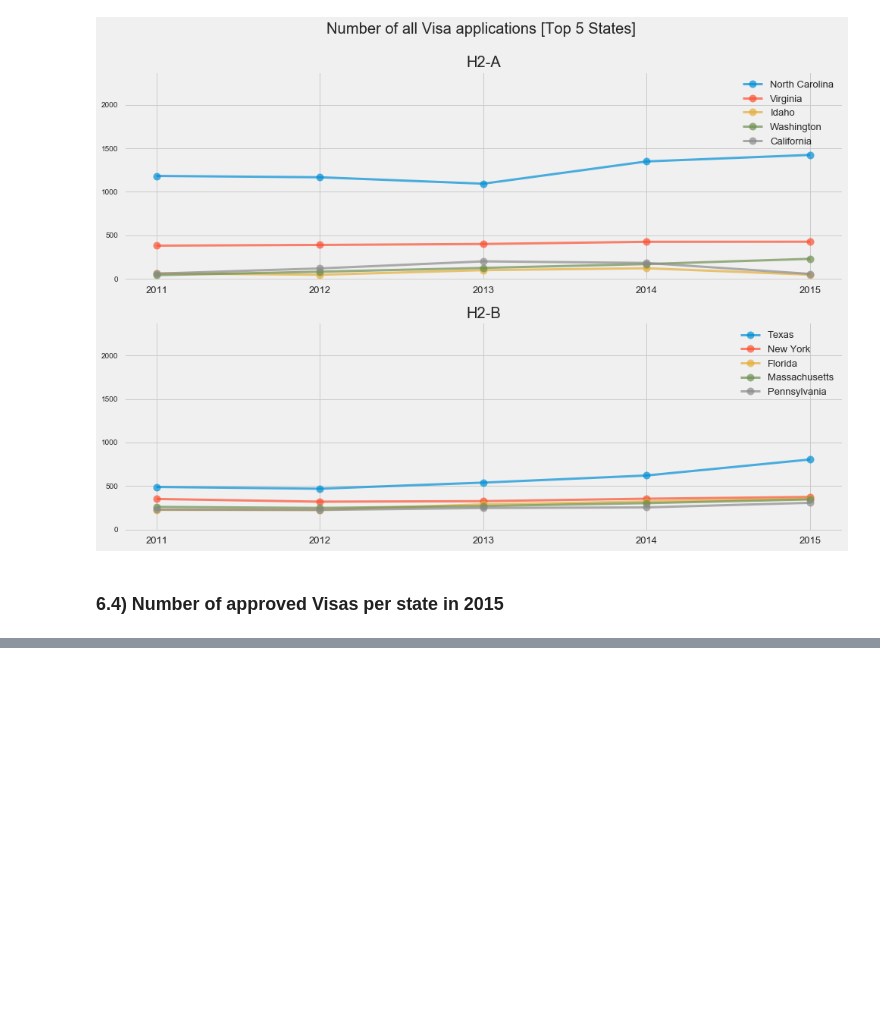
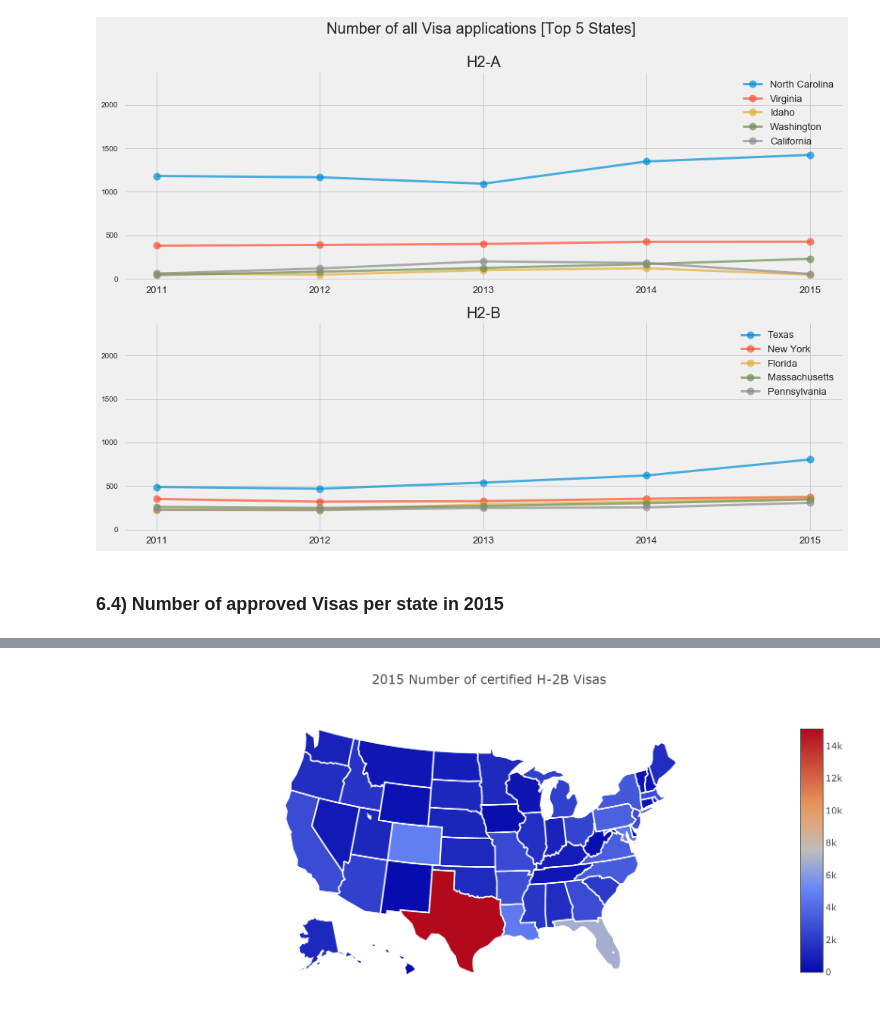
Before and after one commit to nachocarracedo/portfolio, a Jupyter notebook: H2_Visas/h2_visas_analysis.ipynb, the cells around one changed output, grey strips where cells are left out. Drawn from its saved outputs; the diff is of its cells as text; code cells hidden in the pictures; blank space fills up the shorter version.

```diff
--- a/H2_Visas/h2_visas_analysis.ipynb
+++ b/H2_Visas/h2_visas_analysis.ipynb
@@ -1094,0 +1101,5 @@ url = plotly.offline.iplot( fig, filename='d3-cloropleth-map' )
+# %%
+from IPython.display import Image
+Image(filename='./maps/mapB.png')
+# %% [output]
+[figure, added]
```
Also changed, not shown: parts of 2 cells of this notebook, 7 other files.
